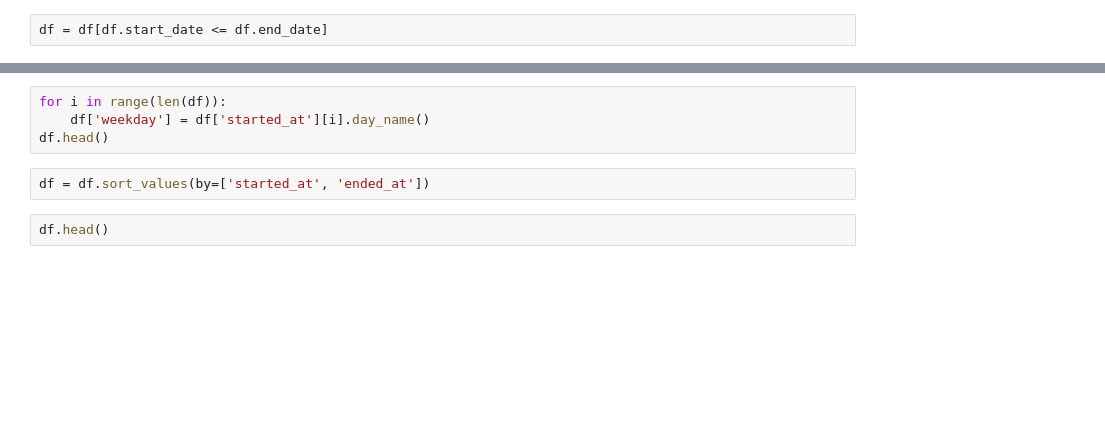
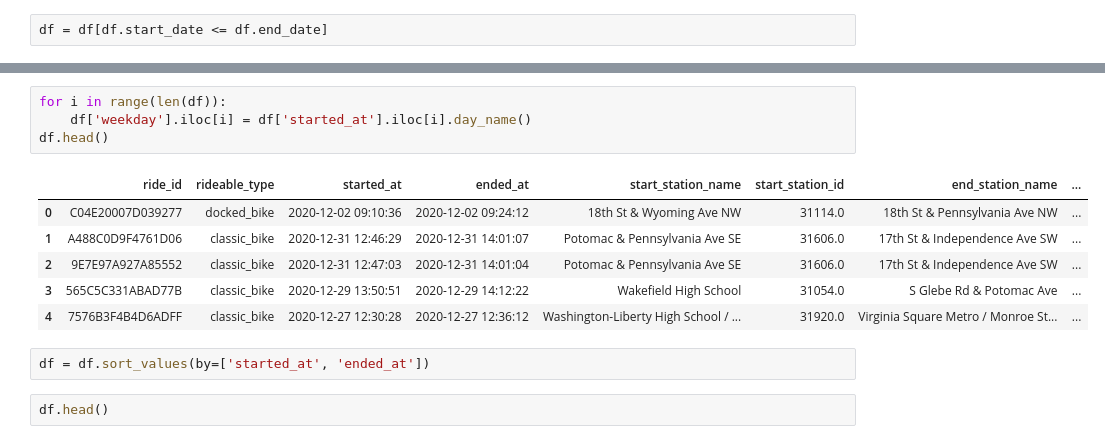
Before and after one commit to DJ1070/Bike-Sharing, a Jupyter notebook: e-mail2.ipynb, the cells around one changed output, grey strips where cells are left out. Drawn from its saved outputs; the diff is of its cells as text; blank space fills up the shorter version.

```diff
--- a/e-mail2.ipynb
+++ b/e-mail2.ipynb
@@ -430,7 +434,14 @@ Name: started_at, Length: 105829, dtype: object
 # %%
 for i in range(len(df)):
-    df['weekday'] = df['started_at'][i].day_name()
+    df['weekday'].iloc[i] = df['started_at'].iloc[i].day_name()
 df.head()
+# %% [output]
+|  | ride_id | rideable_type | started_at | ended_at | start_station_name | start_station_id | end_station_name | ... |
+| 0 | C04E20007D039277 | docked_bike | 2020-12-02 09:10:36 | 2020-12-02 09:24:12 | 18th St & Wyoming Ave NW | 31114.0 | 18th St & Pennsylvania Ave NW | ... |
+| 1 | A488C0D9F4761D06 | classic_bike | 2020-12-31 12:46:29 | 2020-12-31 14:01:07 | Potomac & Pennsylvania Ave SE | 31606.0 | 17th St & Independence Ave SW | ... |
+| 2 | 9E7E97A927A85552 | classic_bike | 2020-12-31 12:47:03 | 2020-12-31 14:01:04 | Potomac & Pennsylvania Ave SE | 31606.0 | 17th St & Independence Ave SW | ... |
+| 3 | 565C5C331ABAD77B | classic_bike | 2020-12-29 13:50:51 | 2020-12-29 14:12:22 | Wakefield High School | 31054.0 | S Glebe Rd & Potomac Ave | ... |
+| 4 | 7576B3F4B4D6ADFF | classic_bike | 2020-12-27 12:30:28 | 2020-12-27 12:36:12 | Washington-Liberty High School / ... | 31920.0 | Virginia Square Metro / Monroe St... | ... |
 # %%
 df = df.sort_values(by=['started_at', 'ended_at'])
 # %%
```
Also changed, not shown: parts of 13 cells of this notebook.
